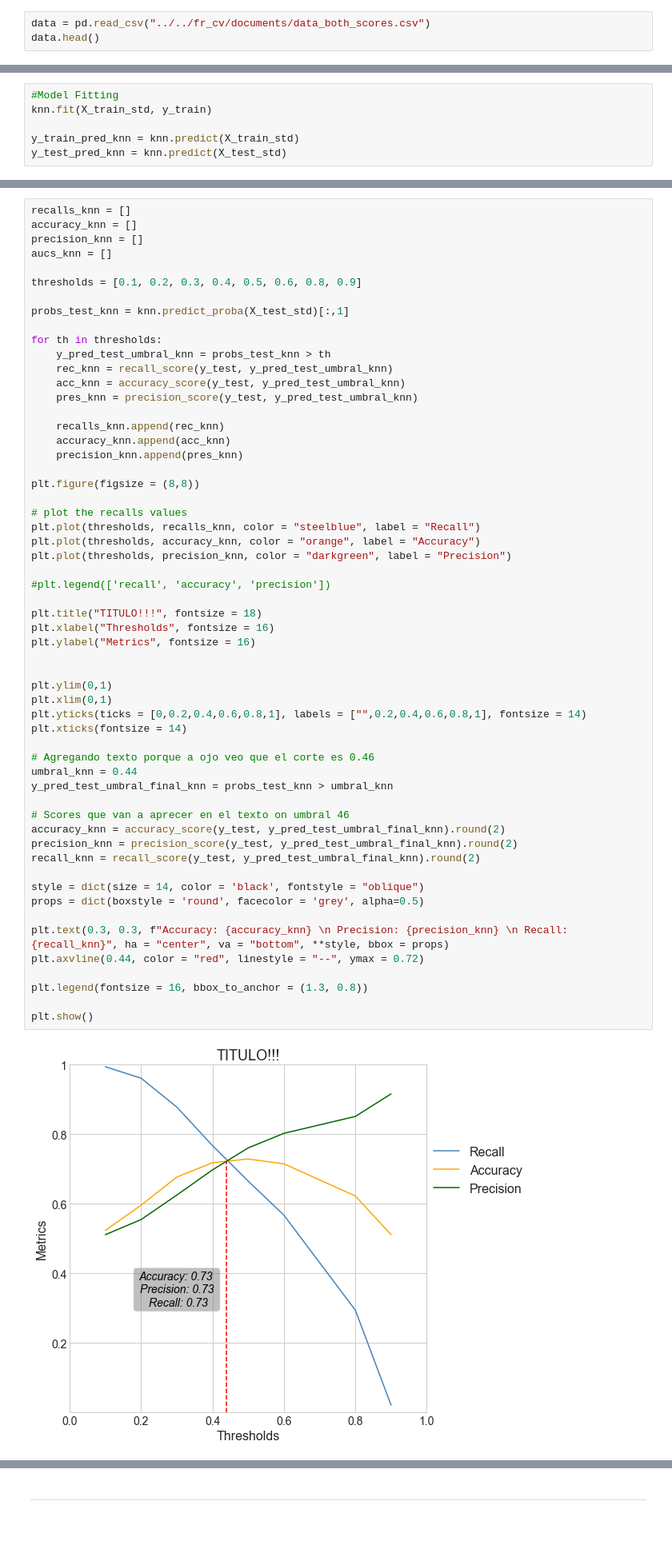
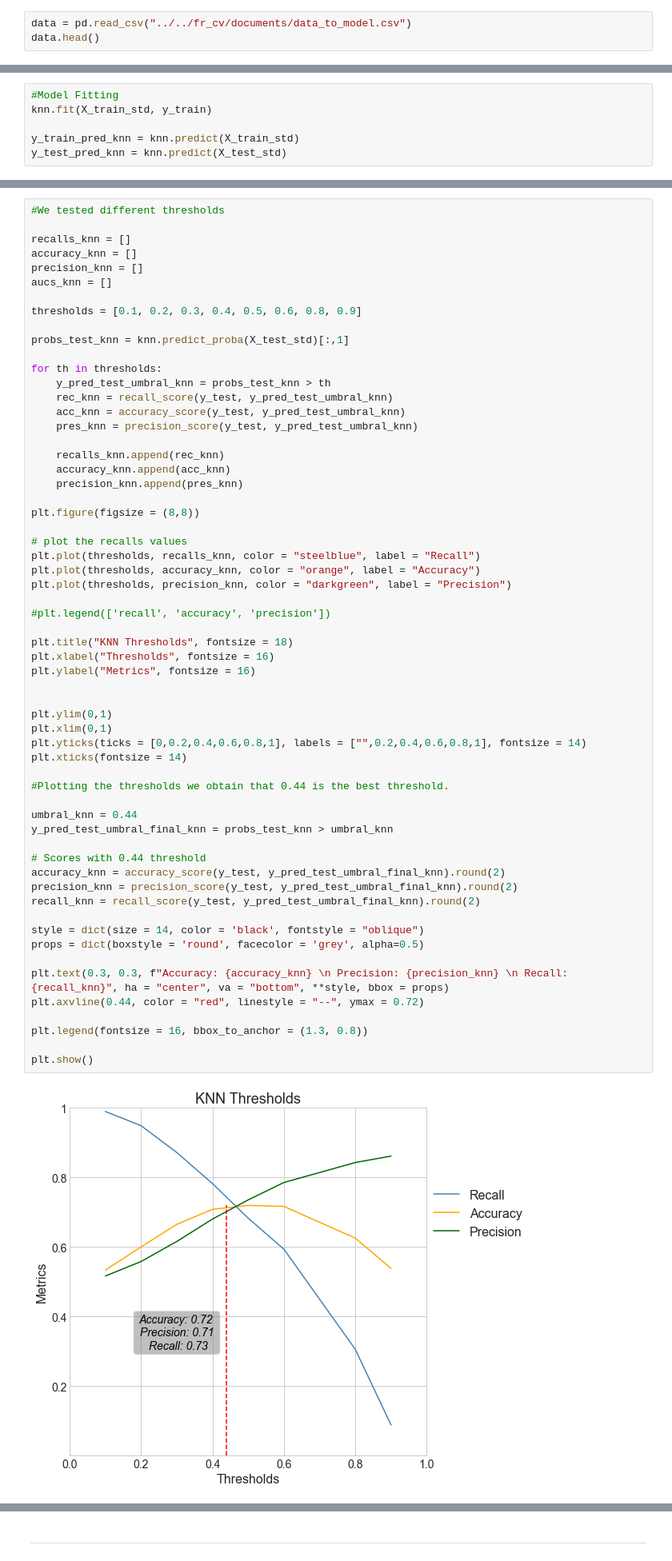
Before and after one commit to javisrv/Cardiovascular_event_prediction, a Jupyter notebook: scripts/Models.ipynb, the cells around one changed output, grey strips where cells are left out. Shown at 80% size. Cells and saved outputs as stored; diff of their text form; blank space fills up the shorter version.

```diff
--- a/scripts/Models.ipynb
+++ b/scripts/Models.ipynb
@@ -63,7 +63,7 @@ from sklearn.metrics import confusion_matrix, classification_report, accuracy_sc
 # %% [markdown]
 ## 2.1 Load CSV
 # %%
-data = pd.read_csv("../../fr_cv/documents/data_both_scores.csv")
+data = pd.read_csv("../../fr_cv/documents/data_to_model.csv")
 data.head()
 # %% [output]
 |  | gender | ap_hi | ap_lo | cholesterol | gluc | smoke | alco | active | cardio | AgeinYr | bmi | ... |
@@ -576,4 +580,6 @@ APRECIACION DE ESTOS VALORES
 # %%
+#We tested different thresholds
+
 recalls_knn = []
 accuracy_knn = []
 precision_knn = []
@@ -601,37 +607,38 @@ plt.plot(thresholds, accuracy_knn, color = "orange", label = "Accuracy")
 plt.plot(thresholds, precision_knn, color = "darkgreen", label = "Precision")
 
 #plt.legend(['recall', 'accuracy', 'precision'])
 
-plt.title("TITULO!!!", fontsize = 18)
+plt.title("KNN Thresholds", fontsize = 18)
 plt.xlabel("Thresholds", fontsize = 16)
 plt.ylabel("Metrics", fontsize = 16)
 
 
 plt.ylim(0,1)
 plt.xlim(0,1)
 plt.yticks(ticks = [0,0.2,0.4,0.6,0.8,1], labels = ["",0.2,0.4,0.6,0.8,1], fontsize = 14)
 plt.xticks(fontsize = 14)
 
-# Agregando texto porque a ojo veo que el corte es 0.46
+#Plotting the thresholds we obtain that 0.44 is the best threshold.
+
 umbral_knn = 0.44
 y_pred_test_umbral_final_knn = probs_test_knn > umbral_knn
 
-# Scores que van a aprecer en el texto on umbral 46
+# Scores with 0.44 threshold
 accuracy_knn = accuracy_score(y_test, y_pred_test_umbral_final_knn).round(2)
 precision_knn = precision_score(y_test, y_pred_test_umbral_final_knn).round(2)
 recall_knn = recall_score(y_test, y_pred_test_umbral_final_knn).round(2)
 
 style = dict(size = 14, color = 'black', fontstyle = "oblique")
 props = dict(boxstyle = 'round', facecolor = 'grey', alpha=0.5)
 
 plt.text(0.3, 0.3, f"Accuracy: {accuracy_knn} \n Precision: {precision_knn} \n Recall: {recall_knn}", ha = "center", va = "bottom", **style, bbox = props)
 plt.axvline(0.44, color = "red", linestyle = "--", ymax = 0.72)
 
 plt.legend(fontsize = 16, bbox_to_anchor = (1.3, 0.8))
 
 plt.show()
 # %% [output]
-[figure, old version]
+[figure, new version]
 # %% [markdown]
 <a id='5.1'></a>
 # %% [markdown]
```
Also changed, not shown: parts of 72 cells of this notebook, 6 other files.
